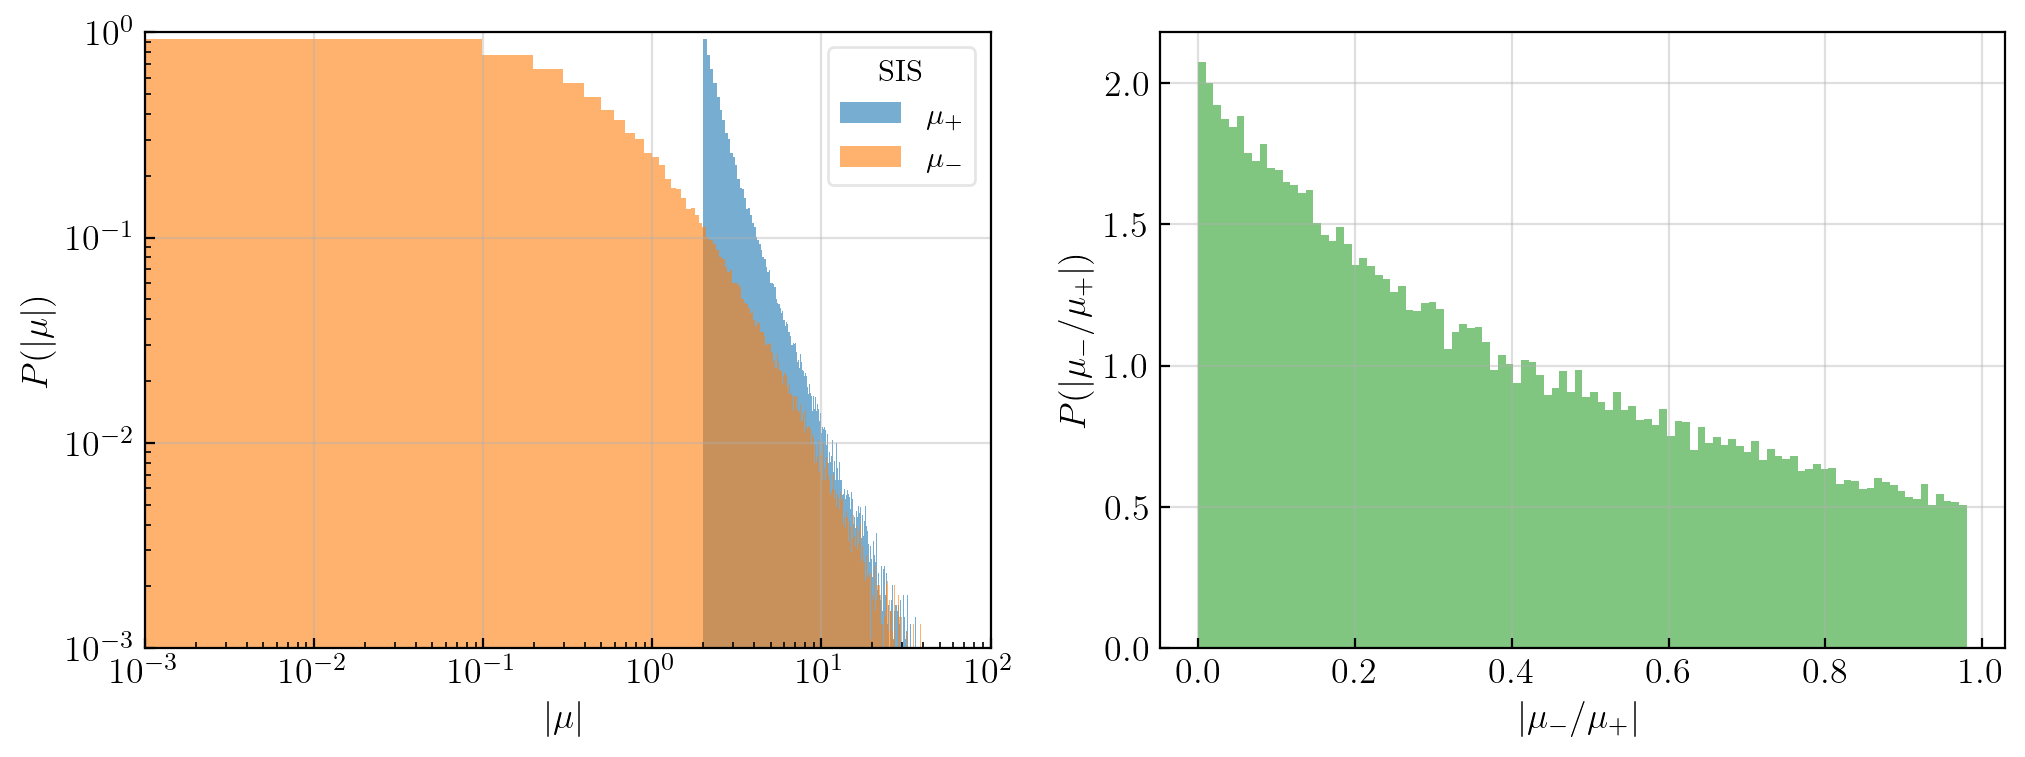
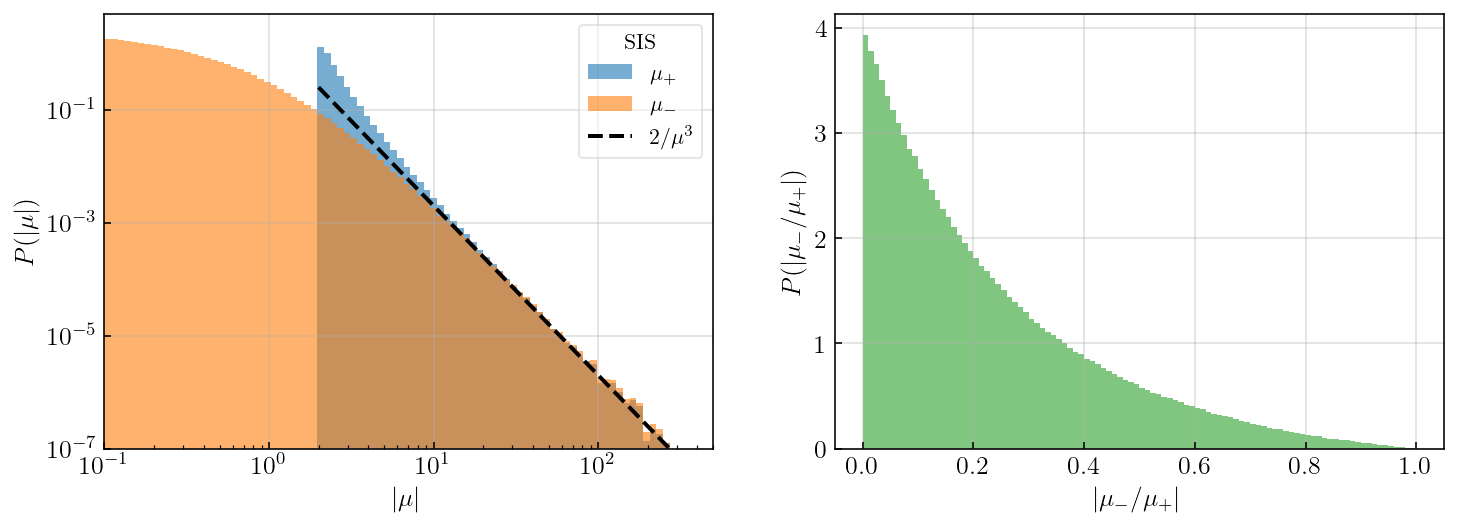
The change to this notebook cell's code, shown as a diff; its figure went from the first image to the second:
--- before
+++ after
@@ -1,28 +1,23 @@
-fig, (ax1,ax2) = plt.subplots(1,2, figsize=(12,4))#, gridspec_kw={'wspace': .02,'hspace': .05}, sharey=True
+fig, (ax1,ax2) = plt.subplots(1,2, figsize=(12,4))
 
-ax1.hist(mu_p_rand,density=True,bins=1000,label=r'$\mu_+$',alpha=0.6)
-ax1.hist(abs(mu_m_rand),density=True,bins=1000,label=r'$\mu_-$',alpha=0.6)
-mus = np.linspace(2,100,100)
+bins = np.logspace(-1, 3, 100)
+ax1.hist(mu_p_rand,density=True,bins=bins,label=r'$\mu_+$',alpha=0.6)
+ax1.hist(abs(mu_m_rand),density=True,bins=bins,label=r'$\mu_-$',alpha=0.6)
+mus = np.linspace(2,500,100)
 ax1.loglog([])
-#plt.loglog(mus,8/np.power(mus,3),'gray',lw=2,label=r'$1/\mu^3$')
+ax1.plot(mus,2/np.power(mus,3),ls='--',color='black',lw=2,label=r'$2/\mu^3$')
 ax1.set_xlabel(r'$|\mu|$',fontsize=fontsz)
 ax1.set_ylabel(r'$P(|\mu|)$',fontsize=fontsz)
-ax1.set_ylim([1e-3,1])
-ax1.set_xlim([1e-3,1e2])
+ax1.set_ylim([1e-7,5])
+ax1.set_xlim([1e-1,5e2])
 ax1.tick_params(axis='both',which='both',direction='in',labelsize=fontsz)
-legend = ax1.legend(ncol=1,fontsize=fontssz, framealpha=0.5,title='SIS')#,bbox_to_anchor=(0.5,1.02)
+legend = ax1.legend(ncol=1,fontsize=fontssz, framealpha=0.5,title='SIS')
 plt.setp(legend.get_title(),fontsize=fontssz)
 ax1.grid(alpha=0.4)
 
-ax2.hist(abs(mu_m_rand)/mu_p_rand,density=True,bins=100,label=r'$\mu_+$',alpha=0.6,color=new_colors[2])
-#ax2.loglog([])
-#plt.loglog(mus,8/np.power(mus,3),'gray',lw=2,label=r'$1/\mu^3$')
+ax2.hist(abs(mu_m_rand)/mu_p_rand,density=True,bins=100,alpha=0.6,color=new_colors[2])
 ax2.set_xlabel(r'$|\mu_-/\mu_+|$',fontsize=fontsz)
 ax2.set_ylabel(r'$P(|\mu_-/\mu_+|)$',fontsize=fontsz)
-#ax2.set_ylim([1e-3,1])
-#ax2.set_xlim([1e-3,1e2])
 ax2.tick_params(axis='both',which='both',direction='in',labelsize=fontsz)
-#legend = ax2.legend(ncol=1,fontsize=fontssz, framealpha=0.5,title='SIS')#,bbox_to_anchor=(0.5,1.02)
-#plt.setp(legend.get_title(),fontsize=fontssz)
 ax2.grid(alpha=0.4)
 

Commit: rebuilt notebook, expand explanation